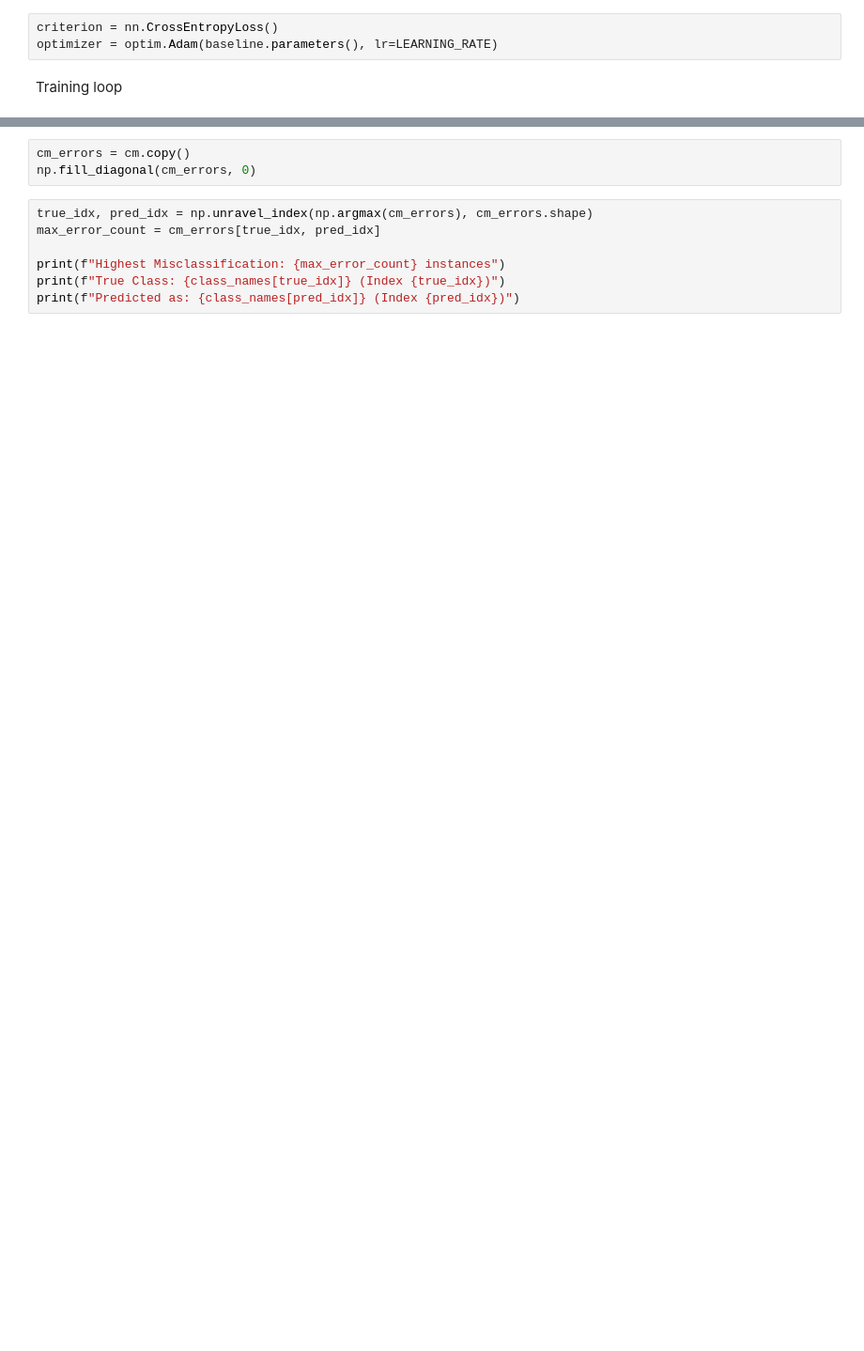
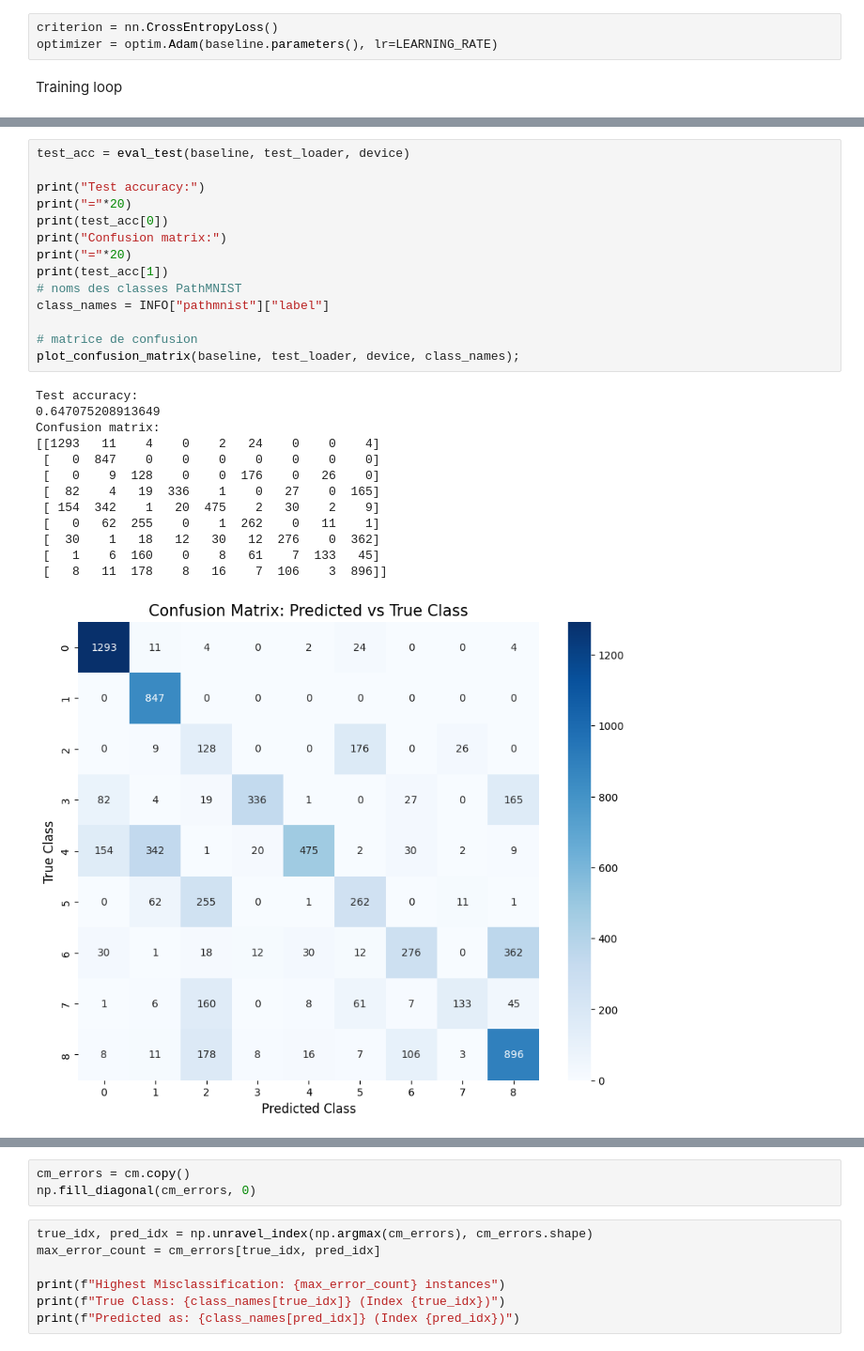
Before and after one commit to Omar29-long/PathMNISTClassification, a Jupyter notebook: pathmnist_classification.ipynb, the cells around one changed output, grey strips where cells are left out. Shown at 94% size. Drawn from its saved outputs; the diff is of its cells as text; blank space fills up the shorter version.

```diff
--- a/pathmnist_classification.ipynb
+++ b/pathmnist_classification.ipynb
@@ -236,3 +275,31 @@ Summary Epoch 10: Val Loss: 1.3141 | Val Acc: 50.53%
+# %%
+test_acc = eval_test(baseline, test_loader, device)
+
+print("Test accuracy:")
+print("="*20)
+print(test_acc[0])
+print("Confusion matrix:")
+print("="*20)
+print(test_acc[1])
+# noms des classes PathMNIST
+class_names = INFO["pathmnist"]["label"]
+
+# matrice de confusion
+plot_confusion_matrix(baseline, test_loader, device, class_names);
+# %% [output]
+Test accuracy:
+0.647075208913649
+Confusion matrix:
+[[1293   11    4    0    2   24    0    0    4]
+ [   0  847    0    0    0    0    0    0    0]
+ [   0    9  128    0    0  176    0   26    0]
+ [  82    4   19  336    1    0   27    0  165]
+ [ 154  342    1   20  475    2   30    2    9]
+ [   0   62  255    0    1  262    0   11    1]
+ [  30    1   18   12   30   12  276    0  362]
+ [   1    6  160    0    8   61    7  133   45]
+ [   8   11  178    8   16    7  106    3  896]]
+[figure, added]
 # %%
 plot_training_history(history)
 # %% [output]
```
Also changed, not shown: parts of 33 cells of this notebook, 1 other file.
